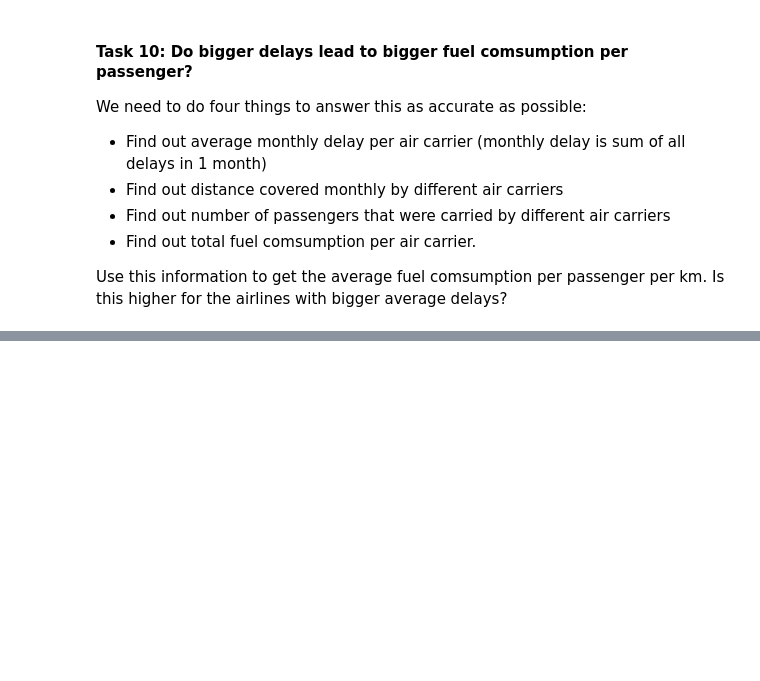
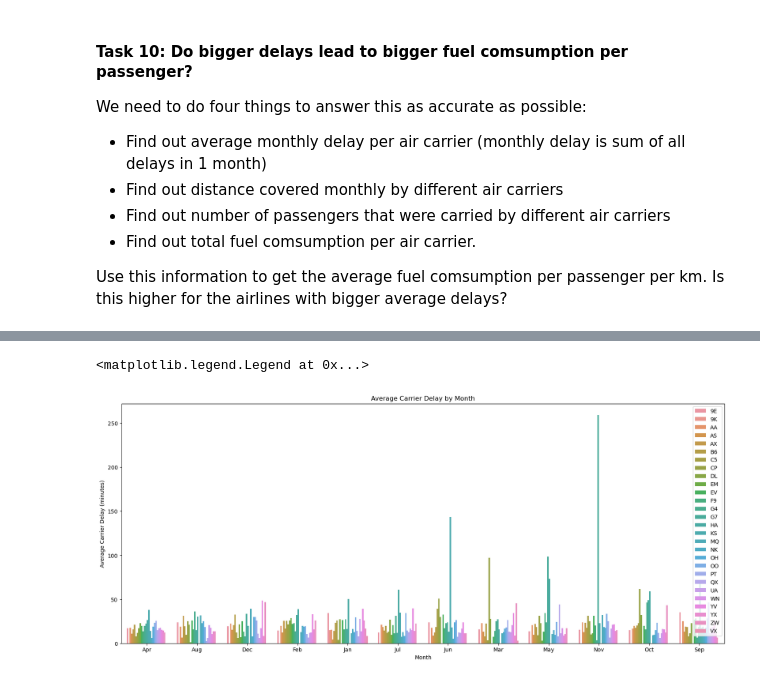
Before and after one commit to hhlim376/Flight_Project, a Jupyter notebook: exploratory_analysisV1.ipynb, the cells around one changed output, grey strips where cells are left out. Drawn from its saved outputs; the diff is of its cells as text; code cells hidden in the pictures; blank space fills up the shorter version.

Commit message:
added charts

```diff
--- a/exploratory_analysisV1.ipynb
+++ b/exploratory_analysisV1.ipynb
@@ -631,3 +631,9 @@ We need to do four things to answer this as accurate as possible:
 - Find out total fuel comsumption per air carrier.
 
 Use this information to get the average fuel comsumption per passenger per km. Is this higher for the airlines with bigger average delays?
+# %%
+# load flights data
+df_flights = pd.read_csv('Data/flights_table.csv')
+# %%
+# create new column month from fl_date IN MONTH FORMAT string format MMM like Jan, Feb, Mar
+df_flights['month'] = pd.to_datetime(df_flights['fl_date']).dt.strftime('%b')
@@ -633,0 +646,14 @@ Use this information to get the average fuel comsumption per passenger per km. I
+# %%
+# average all the carrier delay for each month by op_unique_carrier
+df_carrier_delay = df_flights.groupby(['month', 'op_unique_carrier'])['carrier_delay'].mean().reset_index(name='avg_carrier_delay')
+# %%
+# plot a bar chart for each carrier
+plt.figure(figsize=(20,8))
+ax = sns.barplot(x='month', y='avg_carrier_delay', hue='op_unique_carrier', data=df_carrier_delay)
+ax.set_title('Average Carrier Delay by Month')
+ax.set_xlabel('Month')
+ax.set_ylabel('Average Carrier Delay (minutes)')
+ax.legend(loc='upper right')
+# %% [output]
+<matplotlib.legend.Legend at 0x...>
+[figure, added]
```
Also changed, not shown: parts of 13 cells of this notebook.
